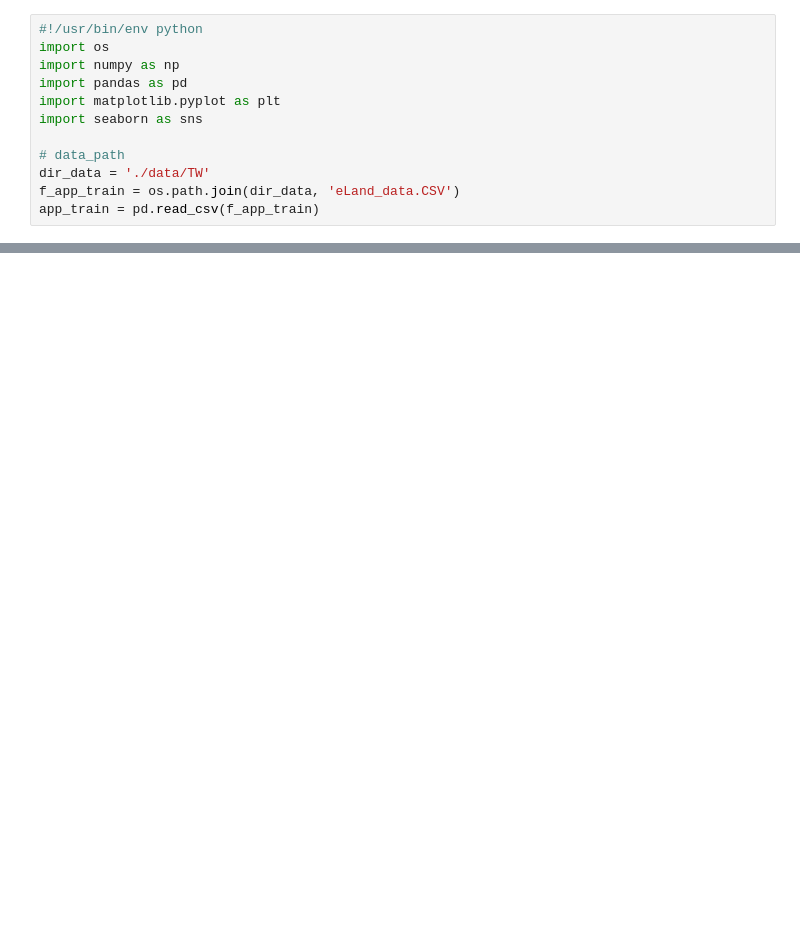
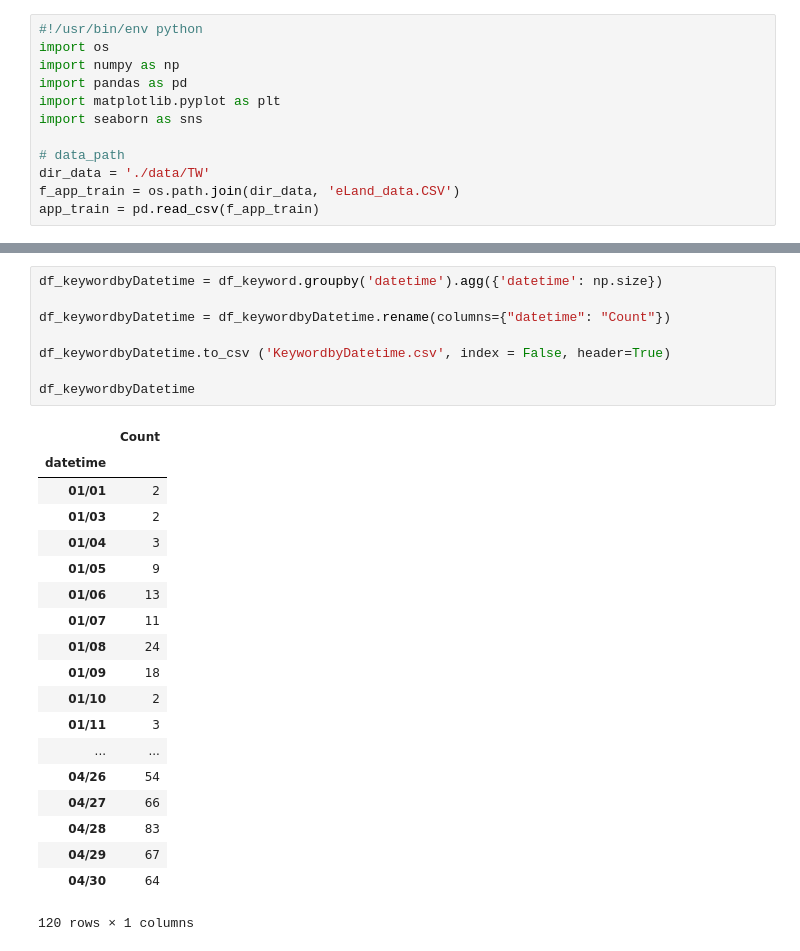
Before and after one commit to Ken0327/DataInnovation, a Jupyter notebook: eLand_data.ipynb, the cells around one changed output, grey strips where cells are left out. Drawn from its saved outputs; the diff is of its cells as text; blank space fills up the shorter version.

```diff
--- a/eLand_data.ipynb
+++ b/eLand_data.ipynb
@@ -61,0 +108,28 @@ Percentage: 3.39%
+# %%
+df_keywordbyDatetime = df_keyword.groupby('datetime').agg({'datetime': np.size})
+
+df_keywordbyDatetime = df_keywordbyDatetime.rename(columns={"datetime": "Count"})
+
+df_keywordbyDatetime.to_csv ('KeywordbyDatetime.csv', index = False, header=True)
+
+df_keywordbyDatetime
+# %% [output]
+|  | Count |
+| datetime |  |
+| 01/01 | 2 |
+| 01/03 | 2 |
+| 01/04 | 3 |
+| 01/05 | 9 |
+| 01/06 | 13 |
+| 01/07 | 11 |
+| 01/08 | 24 |
+| 01/09 | 18 |
+| 01/10 | 2 |
+| 01/11 | 3 |
+| ... | ... |
+| 04/26 | 54 |
+| 04/27 | 66 |
+| 04/28 | 83 |
+| 04/29 | 67 |
+| 04/30 | 64 |
+120 rows × 1 columns
```
Also changed, not shown: parts of 5 cells of this notebook, 1 other file.
